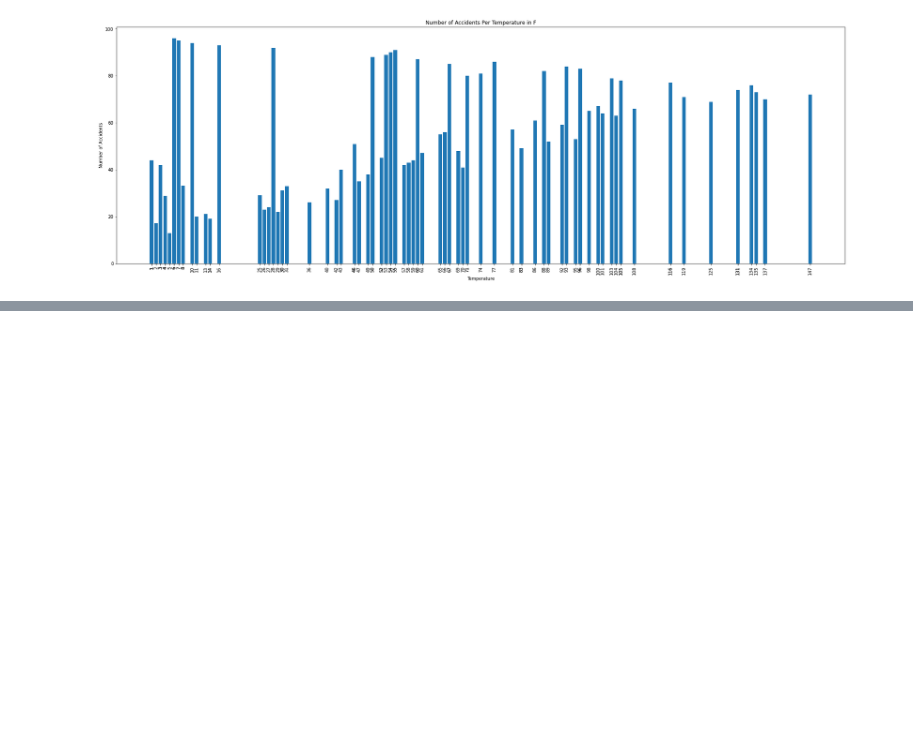
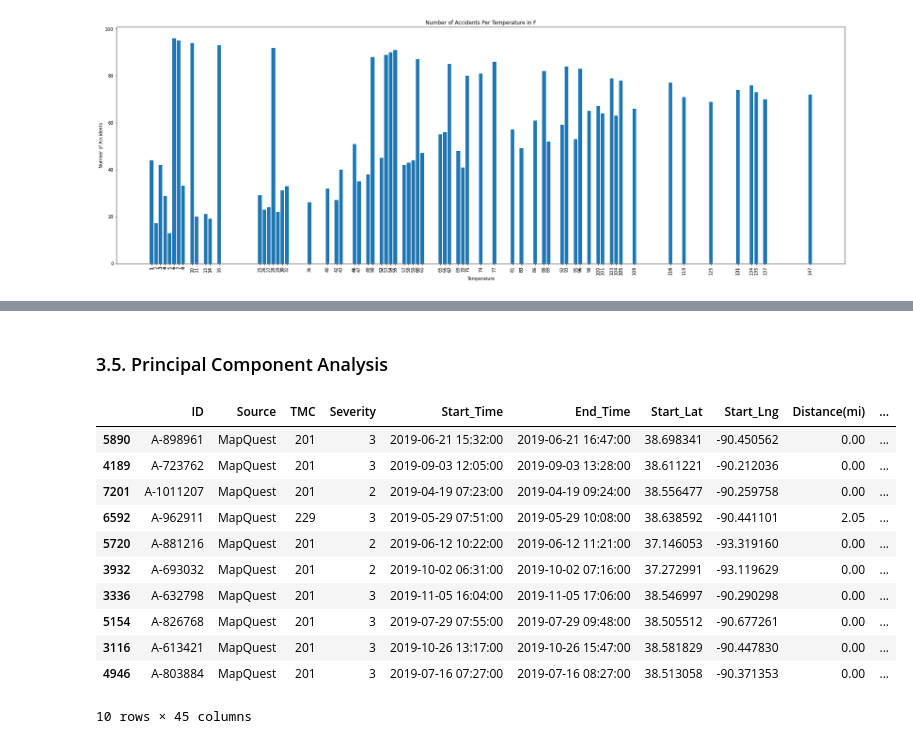
Before and after one commit to AjKovice/IST5520-Group-8, a Jupyter notebook: G8_Milestone_II_IST5520.ipynb, the cells around one changed output, grey strips where cells are left out. Drawn from its saved outputs; the diff is of its cells as text; code cells hidden in the pictures; blank space fills up the shorter version.

```diff
--- a/G8_Milestone_II_IST5520.ipynb
+++ b/G8_Milestone_II_IST5520.ipynb
@@ -798,0 +820,17 @@ sb.distplot(dat['Temperature(F)'])
+# %% [markdown]
+### 3.5. Principal Component Analysis
+# %%
+dat.sample(10)
+# %% [output]
+|  | ID | Source | TMC | Severity | Start_Time | End_Time | Start_Lat | Start_Lng | Distance(mi) | ... |
+| 5890 | A-898961 | MapQuest | 201 | 3 | 2019-06-21 15:32:00 | 2019-06-21 16:47:00 | 38.698341 | -90.450562 | 0.00 | ... |
+| 4189 | A-723762 | MapQuest | 201 | 3 | 2019-09-03 12:05:00 | 2019-09-03 13:28:00 | 38.611221 | -90.212036 | 0.00 | ... |
+| 7201 | A-1011207 | MapQuest | 201 | 2 | 2019-04-19 07:23:00 | 2019-04-19 09:24:00 | 38.556477 | -90.259758 | 0.00 | ... |
+| 6592 | A-962911 | MapQuest | 229 | 3 | 2019-05-29 07:51:00 | 2019-05-29 10:08:00 | 38.638592 | -90.441101 | 2.05 | ... |
+| 5720 | A-881216 | MapQuest | 201 | 2 | 2019-06-12 10:22:00 | 2019-06-12 11:21:00 | 37.146053 | -93.319160 | 0.00 | ... |
+| 3932 | A-693032 | MapQuest | 201 | 2 | 2019-10-02 06:31:00 | 2019-10-02 07:16:00 | 37.272991 | -93.119629 | 0.00 | ... |
+| 3336 | A-632798 | MapQuest | 201 | 3 | 2019-11-05 16:04:00 | 2019-11-05 17:06:00 | 38.546997 | -90.290298 | 0.00 | ... |
+| 5154 | A-826768 | MapQuest | 201 | 3 | 2019-07-29 07:55:00 | 2019-07-29 09:48:00 | 38.505512 | -90.677261 | 0.00 | ... |
+| 3116 | A-613421 | MapQuest | 201 | 3 | 2019-10-26 13:17:00 | 2019-10-26 15:47:00 | 38.581829 | -90.447830 | 0.00 | ... |
+| 4946 | A-803884 | MapQuest | 201 | 3 | 2019-07-16 07:27:00 | 2019-07-16 08:27:00 | 38.513058 | -90.371353 | 0.00 | ... |
+10 rows × 45 columns
```
Also changed, not shown: parts of 23 cells of this notebook.
